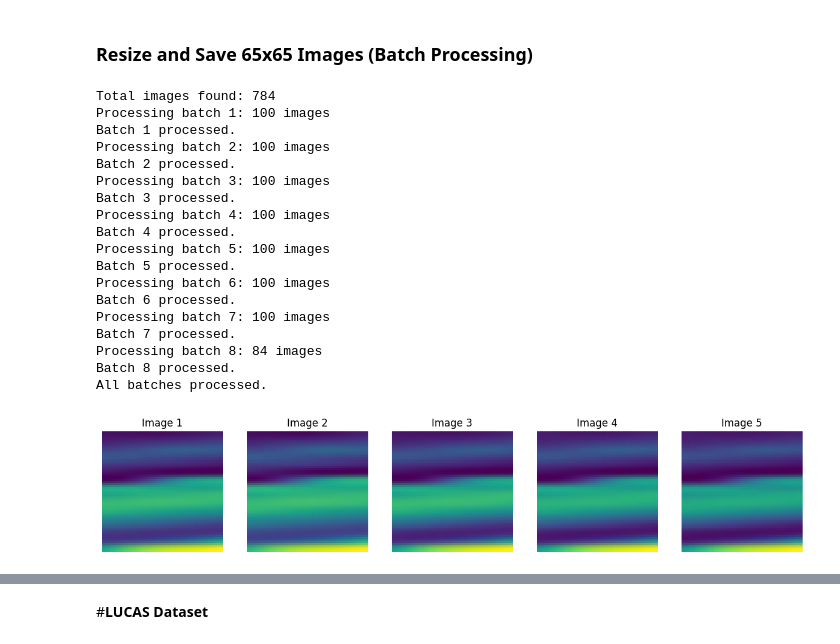
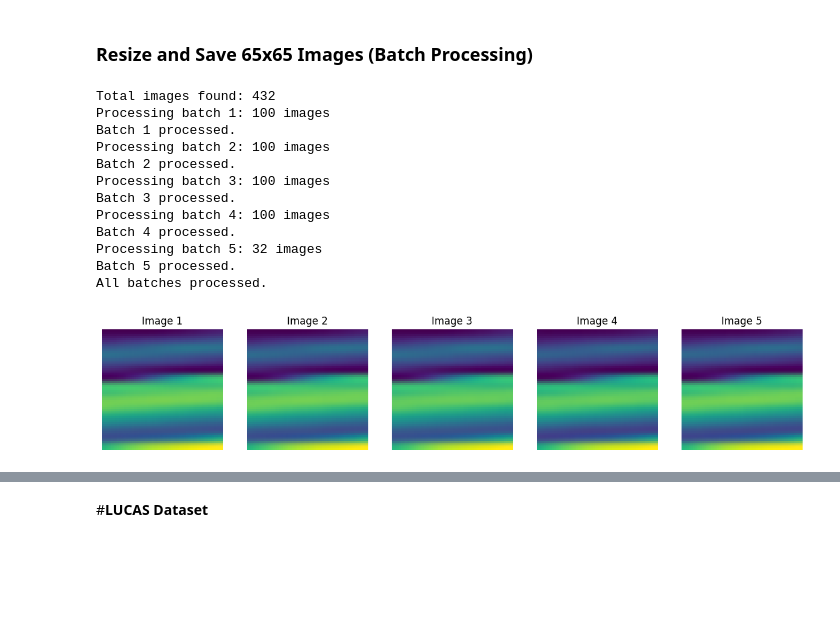
Before and after one commit to Raoina/Spectra-2-Image, a Jupyter notebook: notebooks/Image_Transformation/01_Cutting_Reshape.ipynb, the cells around one changed output, grey strips where cells are left out. Saved outputs shown, nothing was run; the diff lists cells and outputs as text; code cells hidden in the pictures; blank space fills up the shorter version.

```diff
--- a/notebooks/Image_Transformation/01_Cutting_Reshape.ipynb
+++ b/notebooks/Image_Transformation/01_Cutting_Reshape.ipynb
@@ -125,7 +123,7 @@ fig, axs = plt.subplots(num_samples, 3, figsize=(15, 5 * num_samples))
 
 for idx in range(num_samples):
     # Select the row from the spectra_df dataframe
-    spectrum = spectra_df.iloc[idx]
+    spectrum = df.iloc[idx]
     intensity = spectrum.values.astype(float)
 
     # (1) Normalization (-1,1)
@@ -180,20 +178,20 @@ import matplotlib.pyplot as plt
 import os
 
 # ---------- Parameters ----------
-save_dir = "/content/CR_moi"
+save_dir = "/content/CR_test_16"
 os.makedirs(save_dir, exist_ok=True)
 
 bands = 16   # 16 × 16 image
 start_idx = 0
 batch_size = 100
-total_rows = len(spectra_df) # Use spectra_df instead of df
+total_rows = len(df) # Use spectra_df instead of df
 
 for batch_start in range(start_idx, total_rows, batch_size):
     batch_end = min(batch_start + batch_size, total_rows)
     print(f"Processing batch: {batch_start} to {batch_end-1}")
 
     for idx in range(batch_start, batch_end):
-        row = spectra_df.iloc[idx] # Use spectra_df instead of df
+        row = df.iloc[idx] # Use spectra_df instead of df
         spectrum = row.values.astype(float) # spectra_df already contains only spectral data
 
         # ---------- Normalization (-1,1) ----------
@@ -253,7 +245,7 @@ import os
 from PIL import Image
 
 # ----- Path to images -----
-img_dir = "/content/CR_moi" # Changed to the new directory
+img_dir = "/content/CR_test_16" # Changed to the new directory
 
 # ----- Get first 5 image paths -----
 img_files = sorted(os.listdir(img_dir))[:5]
@@ -292,8 +284,8 @@ from PIL import Image
 import numpy as np
 
 # ----- Path to images -----
-img_dir = "/content/CR_moi"
-output_dir = "/content/CR_moi_resized_65x65" # New output directory
+img_dir = "/content/CR_test_16"
+output_dir = "/content/CR_test_65x65" # New output directory
 os.makedirs(output_dir, exist_ok=True)
 
 # ----- Parameters -----
@@ -330,7 +322,7 @@ for i in range(0, total_images, batch_size):
 
 print("All batches processed.")
 # %% [output]
-Total images found: 784
+Total images found: 432
 Processing batch 1: 100 images
 Batch 1 processed.
 Processing batch 2: 100 images
@@ -339,40 +331,34 @@ Processing batch 3: 100 images
 Batch 3 processed.
 Processing batch 4: 100 images
 Batch 4 processed.
-Processing batch 5: 100 images
+Processing batch 5: 32 images
 Batch 5 processed.
-Processing batch 6: 100 images
-Batch 6 processed.
-Processing batch 7: 100 images
-Batch 7 processed.
-Processing batch 8: 84 images
-Batch 8 processed.
 All batches processed.
 # %%
 import matplotlib.pyplot as plt
 import os
 from PIL import Image
 
 # ----- Path to images -----
-img_dir = "/content/CR_moi_resized_65x65" # Changed to the new directory
+img_dir = "/content/CR_test_65x65" # Changed to the new directory
 
 # ----- Get first 5 image paths -----
 img_files = sorted(os.listdir(img_dir))[:5]
 
 # ----- Read and show images -----
 plt.figure(figsize=(15, 5))
 for i, file in enumerate(img_files):
     img_path = os.path.join(img_dir, file)
     img = Image.open(img_path)
 
     plt.subplot(1, 5, i+1)
     plt.imshow(img)
     plt.title(f"Image {i+1}")
     plt.axis("off")
 
 plt.show()
 # %% [output]
-[figure, old version]
+[figure, new version]
 # %%
 import shutil
 from google.colab import files
```
Also changed, not shown: parts of 10 cells of this notebook.
